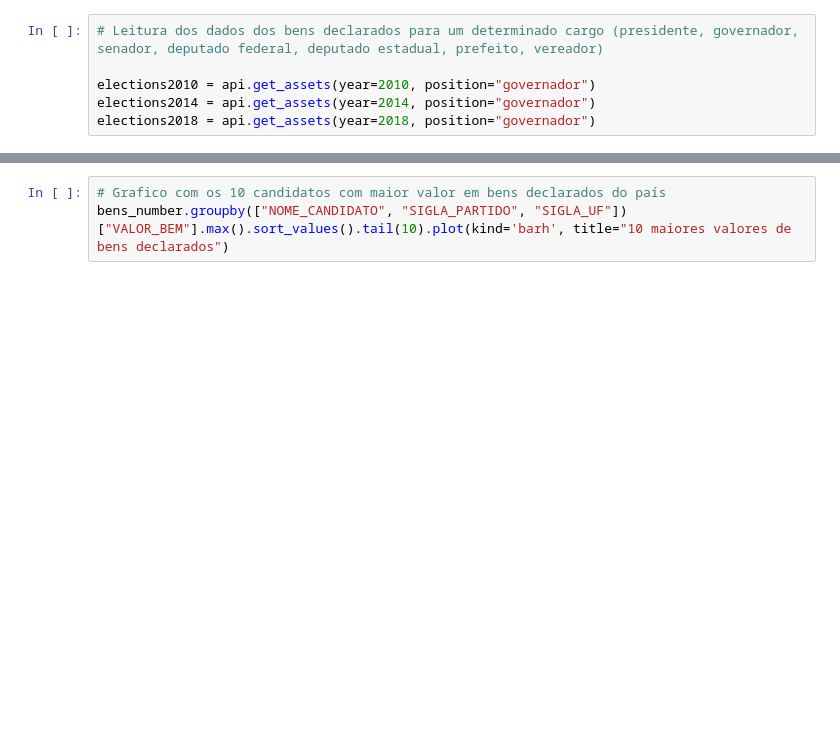
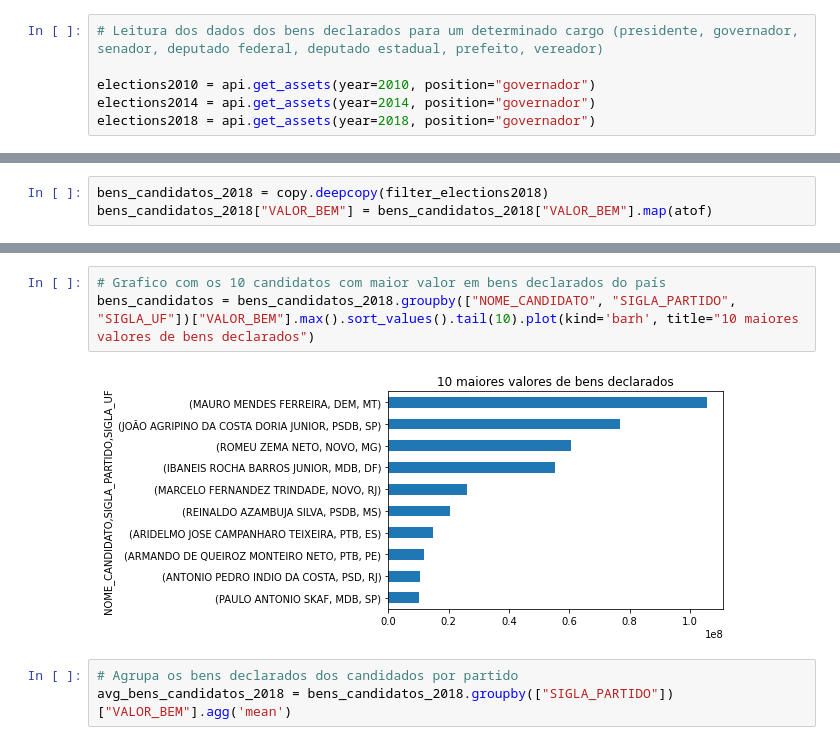
Before and after one commit to robsoncartes/An-lise-de-Presta-o-de-Contas-Partid-rias-de-Elei-es-Estaduais, a Jupyter notebook: AnaliseDePrestacaoDeContasPartidariasDeEleicoesEstaduais.ipynb, the cells around one changed output, grey strips where cells are left out. Saved outputs shown, nothing was run; the diff lists cells and outputs as text; blank space fills up the shorter version.

```diff
--- a/AnaliseDePrestacaoDeContasPartidariasDeEleicoesEstaduais.ipynb
+++ b/AnaliseDePrestacaoDeContasPartidariasDeEleicoesEstaduais.ipynb
@@ -57 +150,4 @@ filter_elections_governors.notnull().sum()
+# %%
+bens_candidatos_2018 = copy.deepcopy(filter_elections2018)
+bens_candidatos_2018["VALOR_BEM"] = bens_candidatos_2018["VALOR_BEM"].map(atof)
 # %%
@@ -63,3 +170,8 @@ bens_number.groupby("CPF_CANDIDATO")["VALOR_BEM"].sum().sort_values(ascending=Fa
 # %%
 # Grafico com os 10 candidatos com maior valor em bens declarados do país
-bens_number.groupby(["NOME_CANDIDATO", "SIGLA_PARTIDO", "SIGLA_UF"])["VALOR_BEM"].max().sort_values().tail(10).plot(kind='barh', title="10 maiores valores de bens declarados")
+bens_candidatos = bens_candidatos_2018.groupby(["NOME_CANDIDATO", "SIGLA_PARTIDO", "SIGLA_UF"])["VALOR_BEM"].max().sort_values().tail(10).plot(kind='barh', title="10 maiores valores de bens declarados")
+# %% [output]
+[figure, added]
+# %%
+# Agrupa os bens declarados dos candidados por partido
+avg_bens_candidatos_2018 = bens_candidatos_2018.groupby(["SIGLA_PARTIDO"])["VALOR_BEM"].agg('mean')
```
Also changed, not shown: parts of 17 cells of this notebook.
